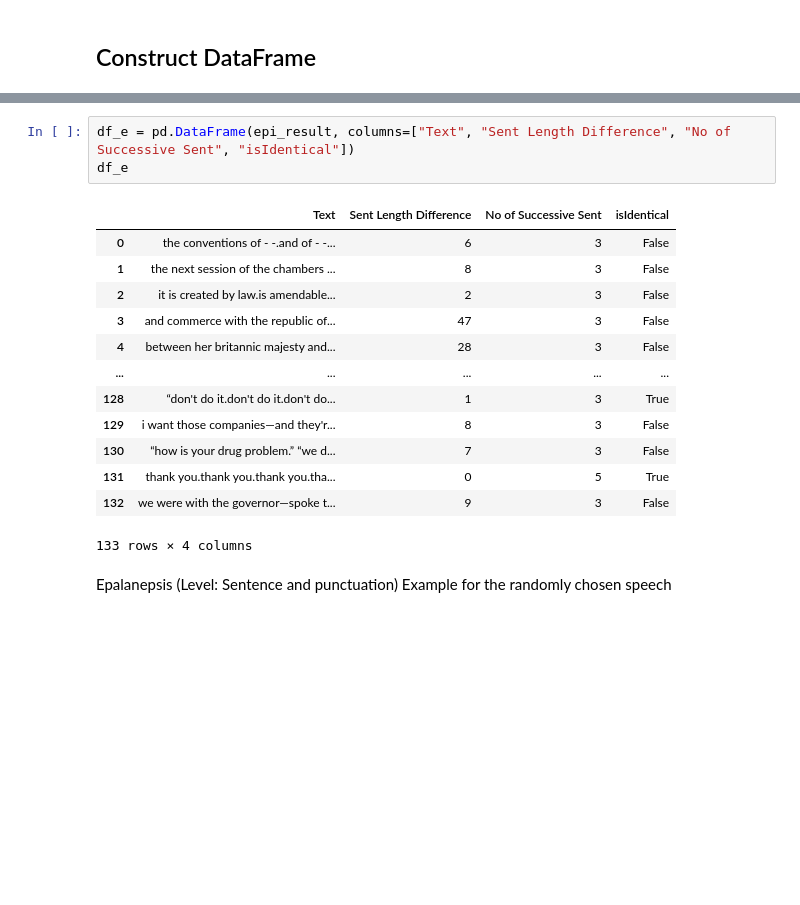
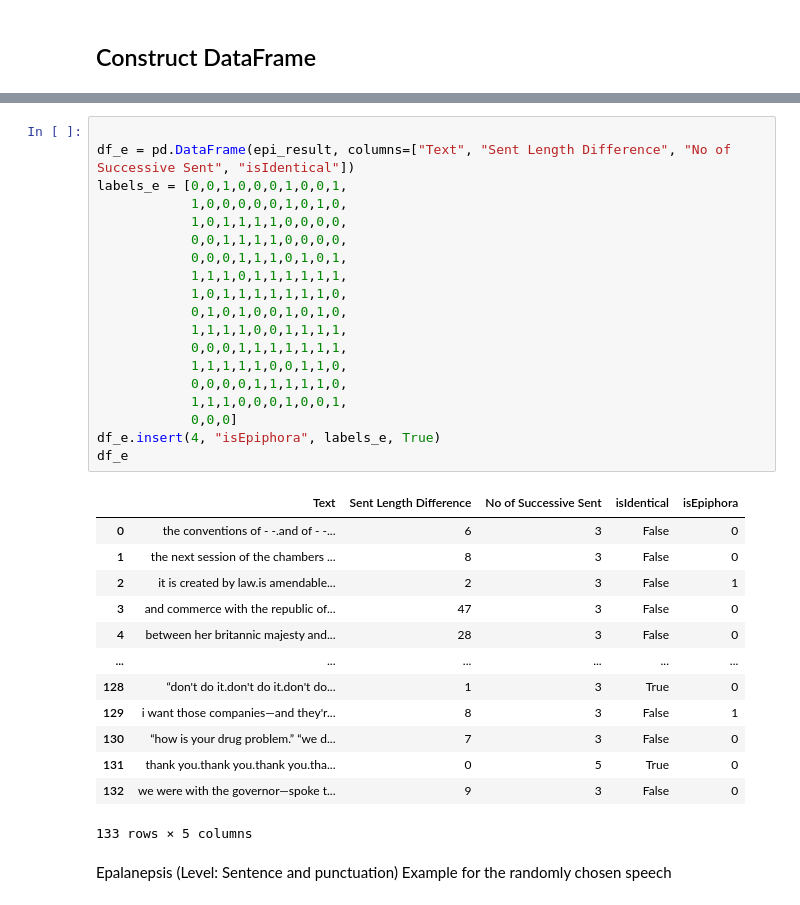
Before and after one commit to ZubairRafiq/Text-Mining-Project, a Jupyter notebook: code/TMP_ultimate.ipynb, the cells around one changed output, grey strips where cells are left out. Cells and saved outputs as stored; diff of their text form; blank space fills up the shorter version.

Commit message:
Epiphora annotations added
Former-commit-id: efa98557a7f0ff64bf07719b7e7c219f3f9e44c0

```diff
--- a/code/TMP_ultimate.ipynb
+++ b/code/TMP_ultimate.ipynb
@@ -237,23 +239,39 @@ df_a
 | 370 | it's going up in new mexico.it's ... | 3 | 8 | False | 0 |
 | 371 | they have no food.they have no wa... | 3 | 4 | False | 1 |
 372 rows × 5 columns
-# %%
-df_e = pd.DataFrame(epi_result, columns=["Text", "Sent Length Difference", "No of Successive Sent", "isIdentical"])
-df_e
-# %% [output]
-|  | Text | Sent Length Difference | No of Successive Sent | isIdentical |
-| 0 | the conventions of - -.and of - -... | 6 | 3 | False |
-| 1 | the next session of the chambers ... | 8 | 3 | False |
-| 2 | it is created by law.is amendable... | 2 | 3 | False |
-| 3 | and commerce with the republic of... | 47 | 3 | False |
-| 4 | between her britannic majesty and... | 28 | 3 | False |
-| ... | ... | ... | ... | ... |
-| 128 | “don't do it.don't do it.don't do... | 1 | 3 | True |
-| 129 | i want those companies—and they'r... | 8 | 3 | False |
-| 130 | “how is your drug problem.” “we d... | 7 | 3 | False |
-| 131 | thank you.thank you.thank you.tha... | 0 | 5 | True |
-| 132 | we were with the governor—spoke t... | 9 | 3 | False |
-133 rows × 4 columns
+# %%
+
+df_e = pd.DataFrame(epi_result, columns=["Text", "Sent Length Difference", "No of Successive Sent", "isIdentical"])
+labels_e = [0,0,1,0,0,0,1,0,0,1,
+            1,0,0,0,0,0,1,0,1,0,
+            1,0,1,1,1,1,0,0,0,0,
+            0,0,1,1,1,1,0,0,0,0,
+            0,0,0,1,1,1,0,1,0,1,
+            1,1,1,0,1,1,1,1,1,1,
+            1,0,1,1,1,1,1,1,1,0,
+            0,1,0,1,0,0,1,0,1,0,
+            1,1,1,1,0,0,1,1,1,1,
+            0,0,0,1,1,1,1,1,1,1,
+            1,1,1,1,1,0,0,1,1,0,
+            0,0,0,0,1,1,1,1,1,0,
+            1,1,1,0,0,0,1,0,0,1,
+            0,0,0]
+df_e.insert(4, "isEpiphora", labels_e, True)
+df_e
+# %% [output]
+|  | Text | Sent Length Difference | No of Successive Sent | isIdentical | isEpiphora |
+| 0 | the conventions of - -.and of - -... | 6 | 3 | False | 0 |
+| 1 | the next session of the chambers ... | 8 | 3 | False | 0 |
+| 2 | it is created by law.is amendable... | 2 | 3 | False | 1 |
+| 3 | and commerce with the republic of... | 47 | 3 | False | 0 |
+| 4 | between her britannic majesty and... | 28 | 3 | False | 0 |
+| ... | ... | ... | ... | ... | ... |
+| 128 | “don't do it.don't do it.don't do... | 1 | 3 | True | 0 |
+| 129 | i want those companies—and they'r... | 8 | 3 | False | 1 |
+| 130 | “how is your drug problem.” “we d... | 7 | 3 | False | 0 |
+| 131 | thank you.thank you.thank you.tha... | 0 | 5 | True | 0 |
+| 132 | we were with the governor—spoke t... | 9 | 3 | False | 0 |
+133 rows × 5 columns
 # %% [markdown]
 Epalanepsis (Level: Sentence and punctuation)
 Example for the randomly chosen speech
```
Also changed, not shown: parts of 1 cell of this notebook.
